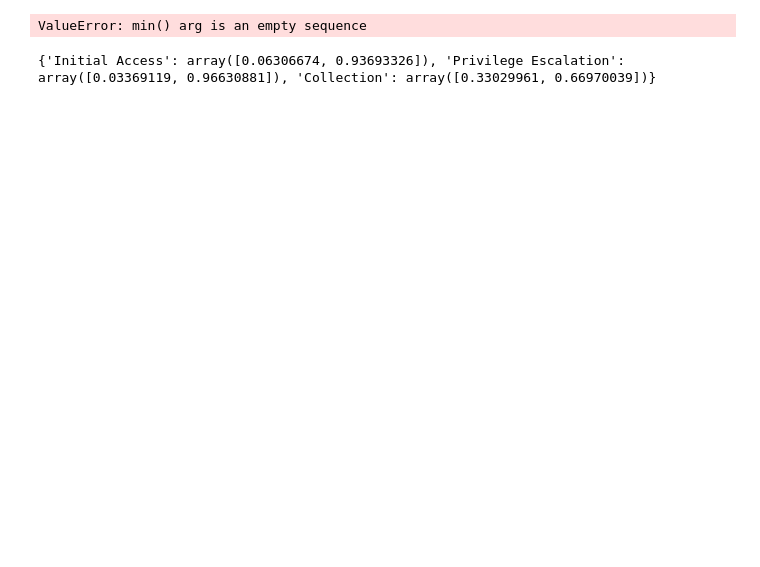
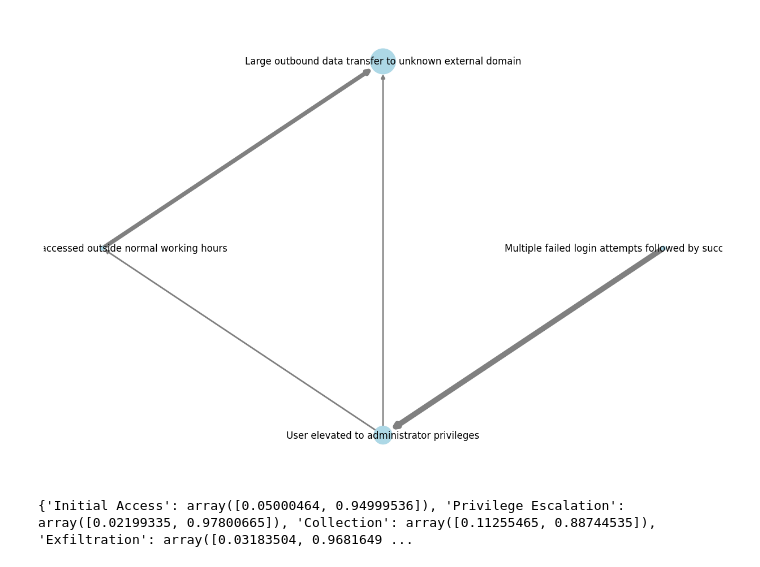
Before and after one commit to tonamatos/InsiderThreat, a Jupyter notebook: main.ipynb, the cells around one changed output. Saved outputs shown, nothing was run; the diff lists cells and outputs as text; code cells hidden in the pictures; blank space fills up the shorter version.

```diff
--- a/main.ipynb
+++ b/main.ipynb
@@ -17,7 +17,7 @@ H = load_graph("cached_graphs/attack_correlation_graph.pkl")
 import matplotlib.pyplot as plt
 
 # Extract largest component
-largest_cc = list(nx.connected_components(H.to_undirected()))[123]
+largest_cc = max(nx.connected_components(H.to_undirected()))
 H_sub = H.subgraph(largest_cc)
 
 # Get node severities and scale them (e.g., severity 1–10 becomes size 300–1000)
@@ -30,38 +30,41 @@ node_sizes = [
 
 # Node labels: use event description
 node_labels = {
     node: H_sub.nodes[node].get("description", "")
     for node in H_sub.nodes
 }
 
 # Edge widths scaled from weights
 raw_weights = [d.get("weight", 0) for _, _, d in H_sub.edges(data=True)]
 min_w, max_w = min(raw_weights), max(raw_weights)
 edge_weights = [
   2 + 5 * ((w - min_w) / (max_w - min_w)) if max_w > min_w else 5
   for w in raw_weights
 ]
 
 plt.figure(figsize=(12, 8))
 pos = nx.circular_layout(H_sub)
 
 nx.draw(
     H_sub, pos,
     labels=node_labels,
     with_labels=True,
     node_size=node_sizes,
     node_color='lightblue',
     edge_color='gray',
     width=edge_weights
 )
 
 plt.show()
 # %% [output]
-ValueError: min() arg is an empty sequence
+[figure, added]
 # %%
 from factor_graph import *
 
-alerts = data['events'][:3]
+#alerts = data['events'][:3]
+
+alerts = [event for event in data['events'] if event['id'] in H_sub.nodes()]
+
 fg = FactorGraph(alerts)
 
 m = Messages()
@@ -71,4 +74,4 @@ m = Messages()
 # print(m.marginal(v))
 print(m.marginals(fg))
 # %% [output]
-{'Initial Access': array([0.06306674, 0.93693326]), 'Privilege Escalation': array([0.03369119, 0.96630881]), 'Collection': array([0.33029961, 0.66970039])}
+{'Initial Access': array([0.05000464, 0.94999536]), 'Privilege Escalation': array([0.02199335, 0.97800665]), 'Collection': array([0.11255465, 0.88744535]), 'Exfiltration': array([0.03183504, 0.9681649 ...
```
